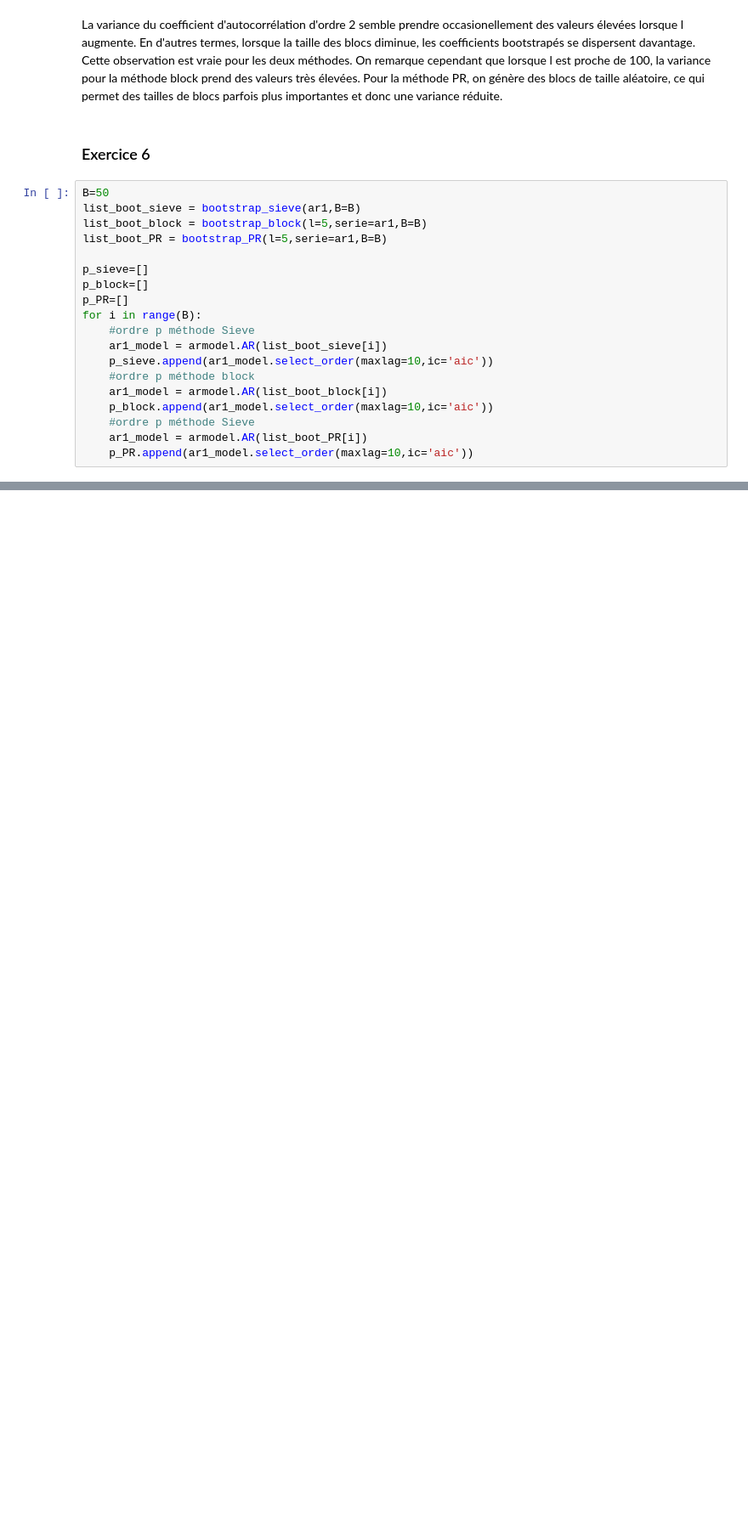
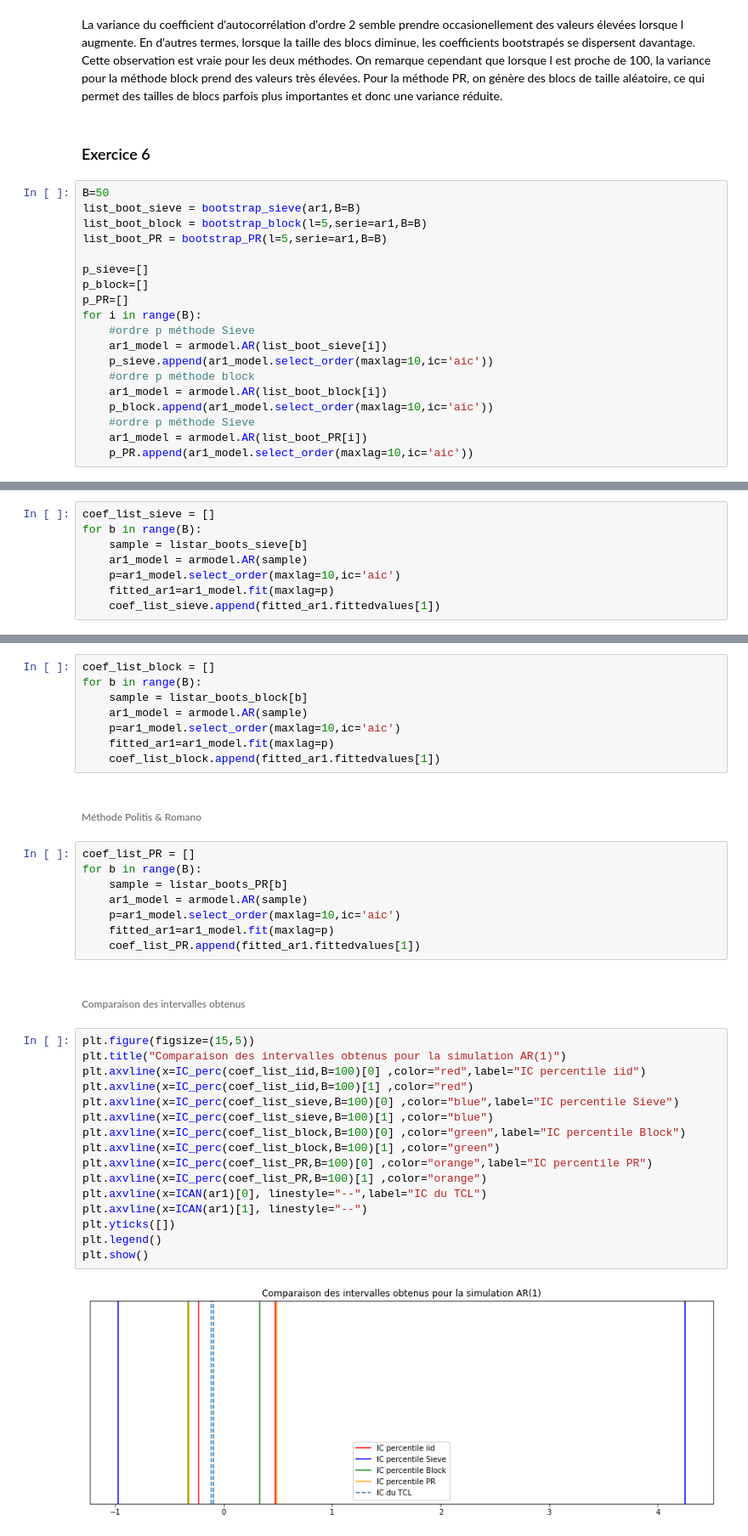
Before and after one commit to AntoineG92/Bootstrap-resampling-methods, a Jupyter notebook: TP3_Bootstrap.ipynb, the cells around one changed output, grey strips where cells are left out. Shown: that part at 85% size. Drawn from its saved outputs; the diff is of its cells as text; blank space fills up the shorter version.

```diff
--- a/TP3_Bootstrap.ipynb
+++ b/TP3_Bootstrap.ipynb
@@ -315,0 +374,8 @@ plt.show()
+# %%
+coef_list_sieve = []
+for b in range(B):
+    sample = listar_boots_sieve[b]
+    ar1_model = armodel.AR(sample)
+    p=ar1_model.select_order(maxlag=10,ic='aic')
+    fitted_ar1=ar1_model.fit(maxlag=p)
+    coef_list_sieve.append(fitted_ar1.fittedvalues[1])
@@ -315,0 +384,38 @@ plt.show()
+# %%
+coef_list_block = []
+for b in range(B):
+    sample = listar_boots_block[b]
+    ar1_model = armodel.AR(sample)
+    p=ar1_model.select_order(maxlag=10,ic='aic')
+    fitted_ar1=ar1_model.fit(maxlag=p)
+    coef_list_block.append(fitted_ar1.fittedvalues[1])
+# %% [markdown]
+######  Méthode Politis & Romano
+# %%
+coef_list_PR = []
+for b in range(B):
+    sample = listar_boots_PR[b]
+    ar1_model = armodel.AR(sample)
+    p=ar1_model.select_order(maxlag=10,ic='aic')
+    fitted_ar1=ar1_model.fit(maxlag=p)
+    coef_list_PR.append(fitted_ar1.fittedvalues[1])
+# %% [markdown]
+######  Comparaison des intervalles obtenus
+# %%
+plt.figure(figsize=(15,5))
+plt.title("Comparaison des intervalles obtenus pour la simulation AR(1)")
+plt.axvline(x=IC_perc(coef_list_iid,B=100)[0] ,color="red",label="IC percentile iid")
+plt.axvline(x=IC_perc(coef_list_iid,B=100)[1] ,color="red")
+plt.axvline(x=IC_perc(coef_list_sieve,B=100)[0] ,color="blue",label="IC percentile Sieve")
+plt.axvline(x=IC_perc(coef_list_sieve,B=100)[1] ,color="blue")
+plt.axvline(x=IC_perc(coef_list_block,B=100)[0] ,color="green",label="IC percentile Block")
+plt.axvline(x=IC_perc(coef_list_block,B=100)[1] ,color="green")
+plt.axvline(x=IC_perc(coef_list_PR,B=100)[0] ,color="orange",label="IC percentile PR")
+plt.axvline(x=IC_perc(coef_list_PR,B=100)[1] ,color="orange")
+plt.axvline(x=ICAN(ar1)[0], linestyle="--",label="IC du TCL")
+plt.axvline(x=ICAN(ar1)[1], linestyle="--")
+plt.yticks([])
+plt.legend()
+plt.show()
+# %% [output]
+[figure, added]
```
Also changed, not shown: parts of 41 cells of this notebook, 1 other file.
